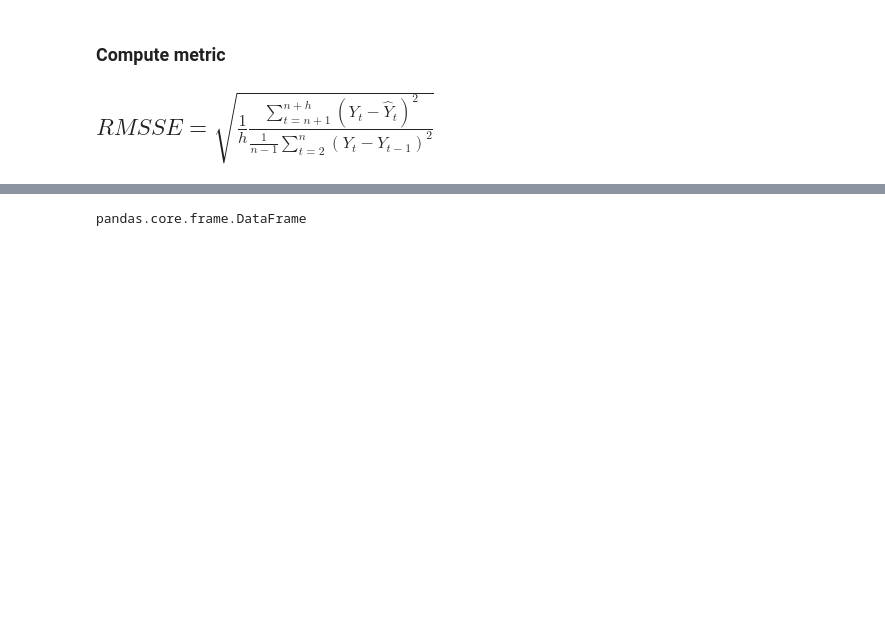
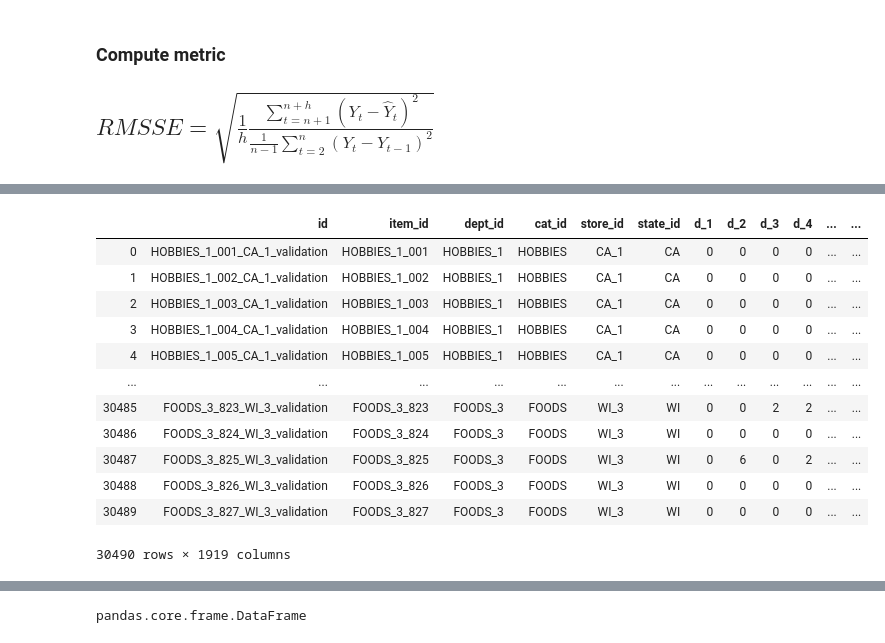
Before and after one commit to MehdiZouitine/Pytorch-experimentation-on-M5-accuracy-competition, a Jupyter notebook: one_layer_LSTM/One_layer_LSTM.ipynb, the cells around one changed output, grey strips where cells are left out. Drawn from its saved outputs; the diff is of its cells as text; code cells hidden in the pictures; blank space fills up the shorter version.

```diff
--- a/one_layer_LSTM/One_layer_LSTM.ipynb
+++ b/one_layer_LSTM/One_layer_LSTM.ipynb
@@ -31,0 +36,16 @@ train = pd.read_csv("../sales_train_validation.csv")
+# %%
+train
+# %% [output]
+|  | id | item_id | dept_id | cat_id | store_id | state_id | d_1 | d_2 | d_3 | d_4 | ... | ... |
+| 0 | HOBBIES_1_001_CA_1_validation | HOBBIES_1_001 | HOBBIES_1 | HOBBIES | CA_1 | CA | 0 | 0 | 0 | 0 | ... | ... |
+| 1 | HOBBIES_1_002_CA_1_validation | HOBBIES_1_002 | HOBBIES_1 | HOBBIES | CA_1 | CA | 0 | 0 | 0 | 0 | ... | ... |
+| 2 | HOBBIES_1_003_CA_1_validation | HOBBIES_1_003 | HOBBIES_1 | HOBBIES | CA_1 | CA | 0 | 0 | 0 | 0 | ... | ... |
+| 3 | HOBBIES_1_004_CA_1_validation | HOBBIES_1_004 | HOBBIES_1 | HOBBIES | CA_1 | CA | 0 | 0 | 0 | 0 | ... | ... |
+| 4 | HOBBIES_1_005_CA_1_validation | HOBBIES_1_005 | HOBBIES_1 | HOBBIES | CA_1 | CA | 0 | 0 | 0 | 0 | ... | ... |
+| ... | ... | ... | ... | ... | ... | ... | ... | ... | ... | ... | ... | ... |
+| 30485 | FOODS_3_823_WI_3_validation | FOODS_3_823 | FOODS_3 | FOODS | WI_3 | WI | 0 | 0 | 2 | 2 | ... | ... |
+| 30486 | FOODS_3_824_WI_3_validation | FOODS_3_824 | FOODS_3 | FOODS | WI_3 | WI | 0 | 0 | 0 | 0 | ... | ... |
+| 30487 | FOODS_3_825_WI_3_validation | FOODS_3_825 | FOODS_3 | FOODS | WI_3 | WI | 0 | 6 | 0 | 2 | ... | ... |
+| 30488 | FOODS_3_826_WI_3_validation | FOODS_3_826 | FOODS_3 | FOODS | WI_3 | WI | 0 | 0 | 0 | 0 | ... | ... |
+| 30489 | FOODS_3_827_WI_3_validation | FOODS_3_827 | FOODS_3 | FOODS | WI_3 | WI | 0 | 0 | 0 | 0 | ... | ... |
+30490 rows × 1919 columns
```
Also changed, not shown: parts of 3 cells of this notebook, 4 other files.
